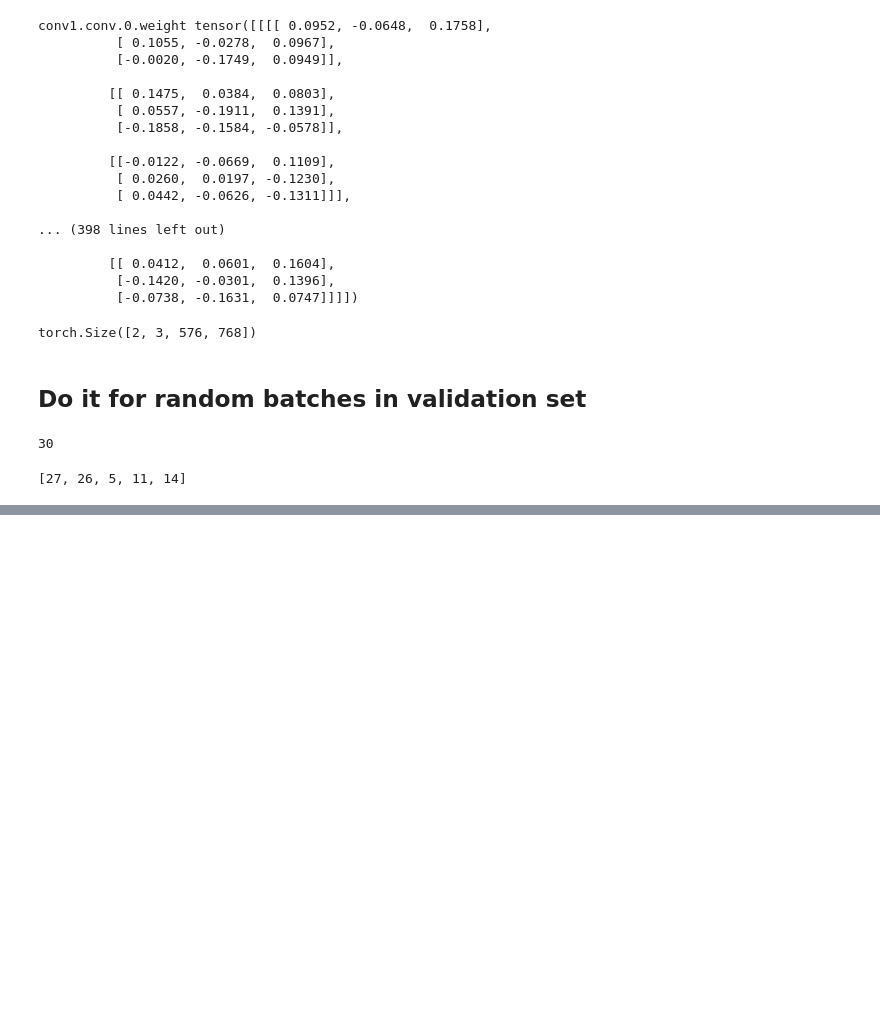
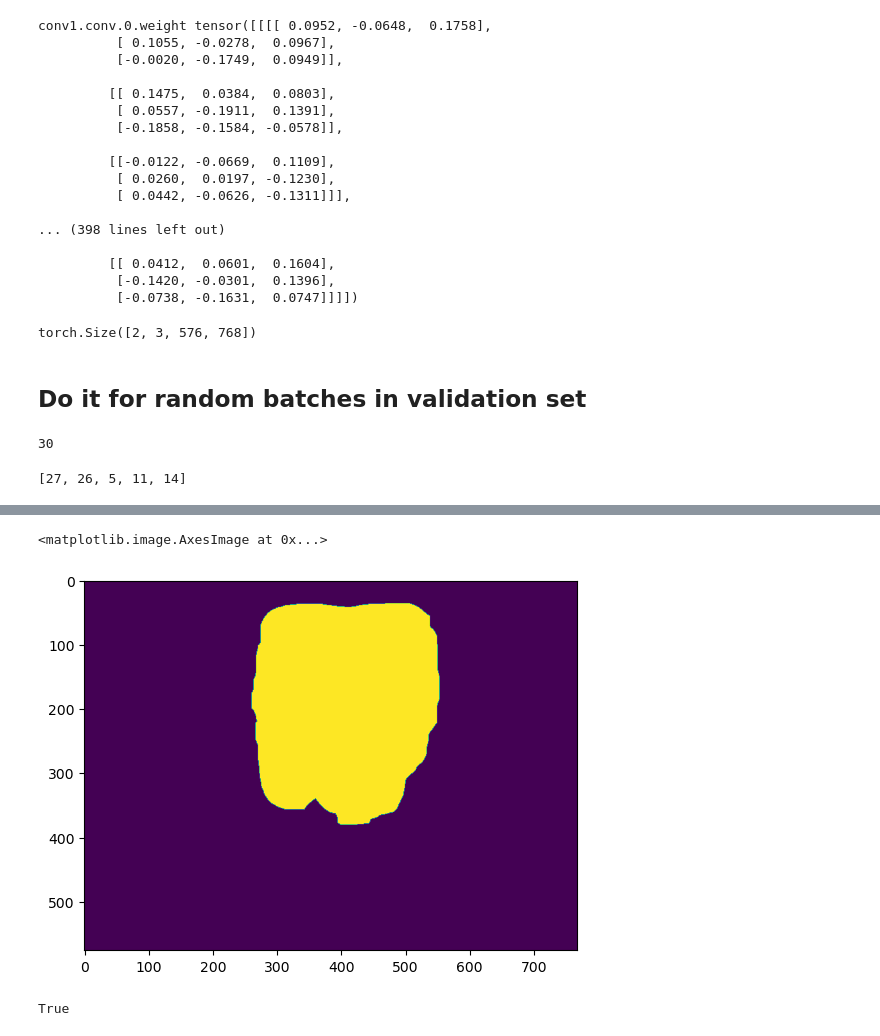
Before and after one commit to jgeng99/TSC-WNet, a Jupyter notebook: visualization.ipynb, the cells around one changed output, grey strips where cells are left out. Cells and saved outputs as stored; diff of their text form; code cells hidden in the pictures; blank space fills up the shorter version.

```diff
--- a/visualization.ipynb
+++ b/visualization.ipynb
@@ -212,0 +222,23 @@ for i, (input, target, path) in enumerate(val_loader):
+# %%
+kernel = np.ones((5, 5), np.uint8)
+img_gray = cv2.imread("result/saved_predict/pred11.jpg", cv2.IMREAD_GRAYSCALE)
+img_med = cv2.medianBlur(img_gray, ksize=7)
+img_erod = cv2.erode(img_med, kernel, iterations=3)
+img_dilate = cv2.dilate(img_erod, kernel, iterations=3)
+ret, img_threshold = cv2.threshold(img_dilate, 0, 255, cv2.THRESH_BINARY + cv2.THRESH_OTSU)
+img_mask = cv2.dilate(img_threshold, kernel, iterations=3)
+
+# _, contours, _ = cv2.findContours(img_dilate, cv2.RETR_TREE, cv2.CHAIN_APPROX_SIMPLE)
+# img_rgb = cv2.cvtColor(img_gray, cv2.COLOR_GRAY2BGR)
+# img_contours = cv2.drawContours(img_rgb, contours, -1, (0,0,255))
+
+plt.imshow(img_mask)
+# %% [output]
+<matplotlib.image.AxesImage at 0x...>
+[figure, added]
+# %%
+cv2.imwrite("./result/saved_predict/denoise11.jpg", img_mask)
+
+# img_mask.save("./result/saved_predict/denoise11.jpg")
+# %% [output]
+True
```
Also changed, not shown: parts of 3 cells of this notebook, 1 other file.
